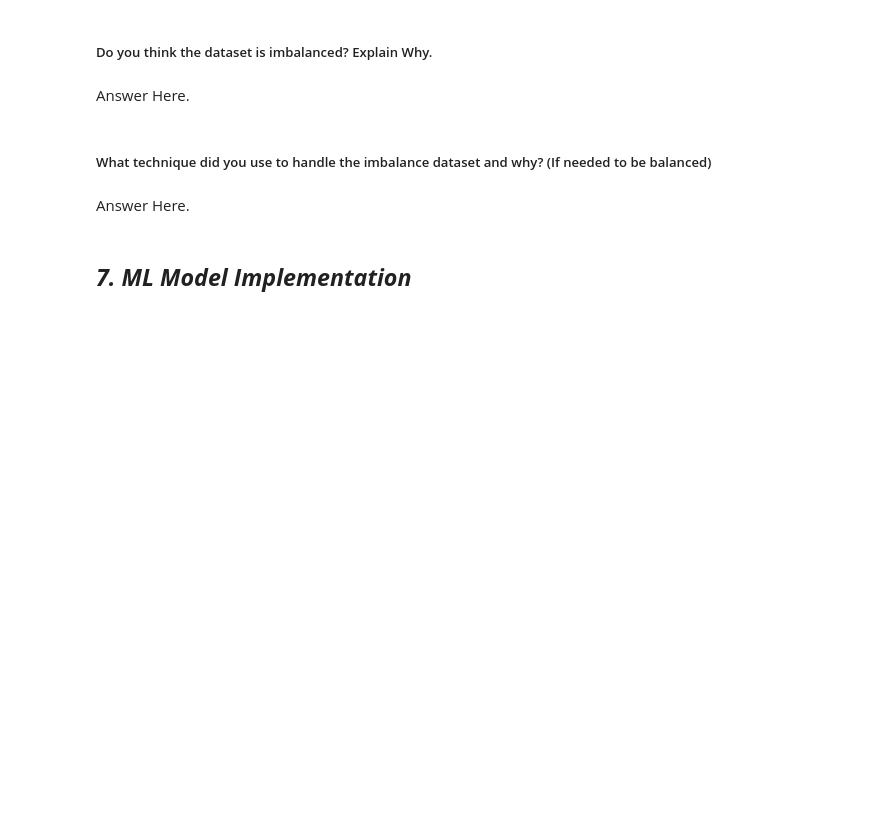
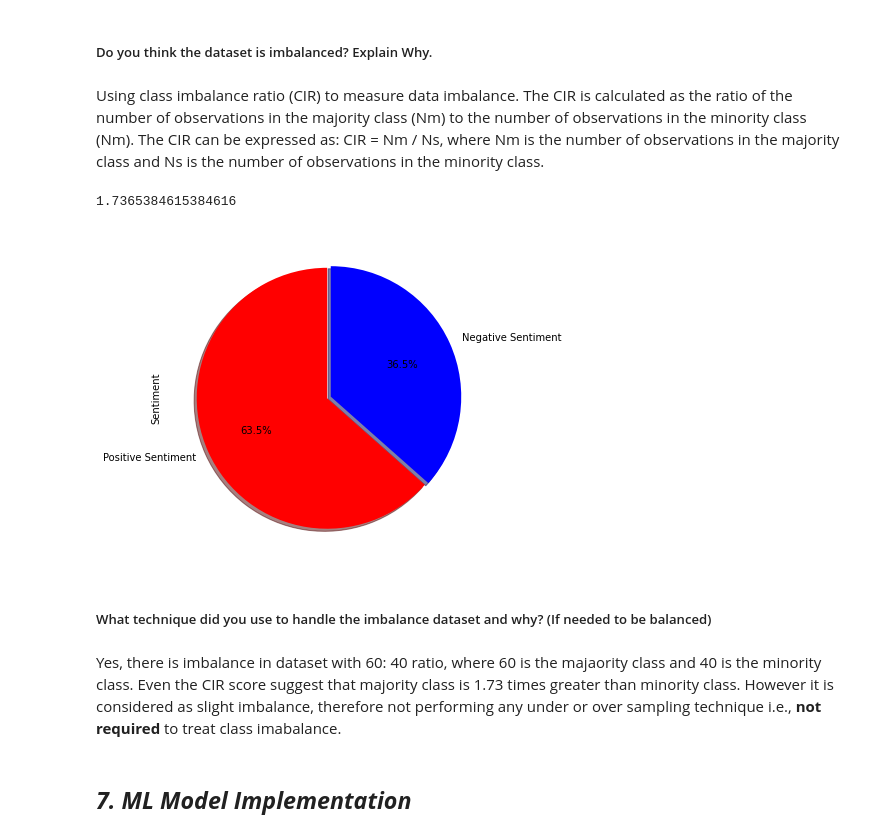
Before and after one commit to abhinav4201/UnSupervised-ML-Zomato-Restaurant-Clustering-and-Sentiment-Analysis, a Jupyter notebook: UnSupervised_ML_Zomato_Restaurant_Clustering_and_Sentiment_Analysis_capstone_project_4.ipynb, the cells around one changed output. Drawn from its saved outputs; the diff is of its cells as text; code cells hidden in the pictures; blank space fills up the shorter version.

Commit message:
completed feature engineering time: 3:27 am

```diff
--- a/UnSupervised_ML_Zomato_Restaurant_Clustering_and_Sentiment_Analysis_capstone_project_4.ipynb
+++ b/UnSupervised_ML_Zomato_Restaurant_Clustering_and_Sentiment_Analysis_capstone_project_4.ipynb
@@ -2131,6 +2131,10 @@ Index(['Restaurant', 'Reviewer', 'Review', 'Rating', 'Metadata', 'Time',
       dtype='object')
 # %% [markdown]
 * Since this dataset is used for sentiment analysis, therefore using only specific feature for sentiment analysis like Restaurant, Review and Ratings.
+# %%
+#creating new feature called sentiment based on rating
+sentiment_df['Sentiment'] = sentiment_df['Rating'].apply(
+    lambda x: 1 if x >=3.5 else 0)  #1 = positive # 0 = negative
 # %%
 #sentiment data frame
 sentiment_df.sample(2)
@@ -2359,5 +2385,5 @@ Answer Here.
 ### 9. Handling Imbalanced Dataset
 # %% [markdown]
 ##### Do you think the dataset is imbalanced? Explain Why.
-# %% [markdown]
-Answer Here.
+# %% [markdown]
+Using class imbalance ratio (CIR) to measure data imbalance. The CIR is calculated as the ratio of the number of observations in the majority class (Nm) to the number of observations in the minority class (Nm). The CIR can be expressed as: CIR = Nm / Ns, where Nm is the number of observations in the majority class and Ns is the number of observations in the minority class.
@@ -2364,9 +2398,29 @@ Answer Here.
+# %%
+#calculating cir value for checking class imbalance
+CIR = majority_class / minority_class
+CIR
+# %% [output]
+1.7365384615384616
+# %%
+# Dependant Variable Column Visualization
+sentiment_df['Sentiment'].value_counts().plot(kind='pie',
+                              figsize=(15,6),
+                               autopct="%1.1f%%",
+                               startangle=90,
+                               shadow=True,
+                               labels=['Positive Sentiment','Negative Sentiment'],
+                               colors=['red','blue'],
+                               explode=[0.01,0.02]
+                              )
+plt.show()
+# %% [output]
+[figure, added]
 # %%
 # Handling Imbalanced Dataset (If needed)
 # %% [markdown]
 ##### What technique did you use to handle the imbalance dataset and why? (If needed to be balanced)
-# %% [markdown]
-Answer Here.
+# %% [markdown]
+Yes, there is imbalance in dataset with 60: 40 ratio, where 60 is the majaority class and 40 is the minority class. Even the CIR score suggest that majority class is 1.73 times greater than minority class. However it is considered as slight imbalance, therefore not performing any under or over sampling technique i.e., **not required** to treat class imabalance.
 # %% [markdown]
 ## ***7. ML Model Implementation***
 # %% [markdown]
```
Also changed, not shown: parts of 8 cells of this notebook.
